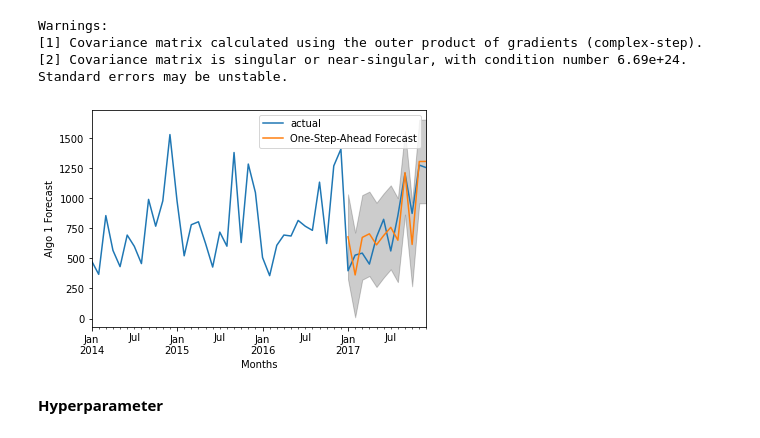
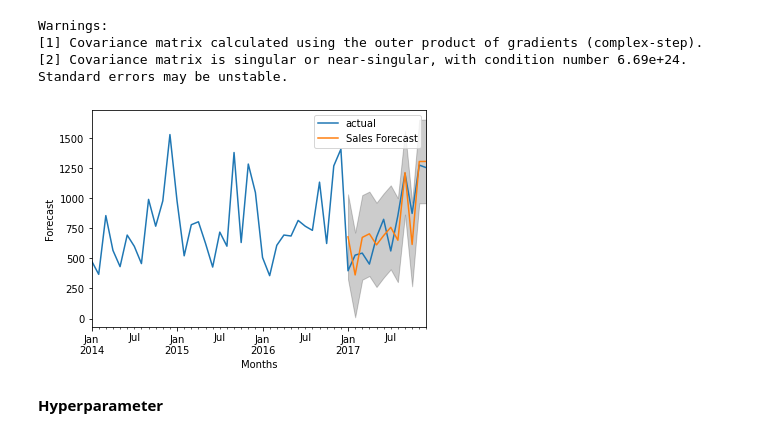
Before and after one commit to Aniket658/GN22CDBDS001_2159919, a Jupyter notebook: 03_TimeSeriesAnalysis_ipynb_txt.ipynb, the cells around one changed output. Cells and saved outputs as stored; diff of their text form; code cells hidden in the pictures.

```diff
--- a/03_TimeSeriesAnalysis_ipynb_txt.ipynb
+++ b/03_TimeSeriesAnalysis_ipynb_txt.ipynb
@@ -267,17 +267,19 @@ Warnings:
 # %%
 # Time to plot predictions
 
 pred = results.get_prediction(start=pd.to_datetime('2017-01-01'), dynamic=False)
 pred_ci = pred.conf_int()
 ax = y['2014':].plot(label='actual') # ACTUAL DATA PLOT
-pred.predicted_mean.plot(ax=ax, label='One-Step-Ahead Forecast')
+pred.predicted_mean.plot(ax=ax, label='Sales Forecast')
 ax.fill_between(pred_ci.index, pred_ci.iloc[:,0], pred_ci.iloc[:,1], color='k', alpha=0.2)
 ax.set_xlabel('Months')
-ax.set_ylabel('Algo 1 Forecast')
+ax.set_ylabel('Forecast')
 plt.legend()
 plt.show()
+
+# Our expected sales (predicted by SARIMAX ) is very close to observed sales.
 # %% [output]
-[figure, old version]
+[figure, new version]
 # %% [markdown]
 **Hyperparameter**
 # %%
```
